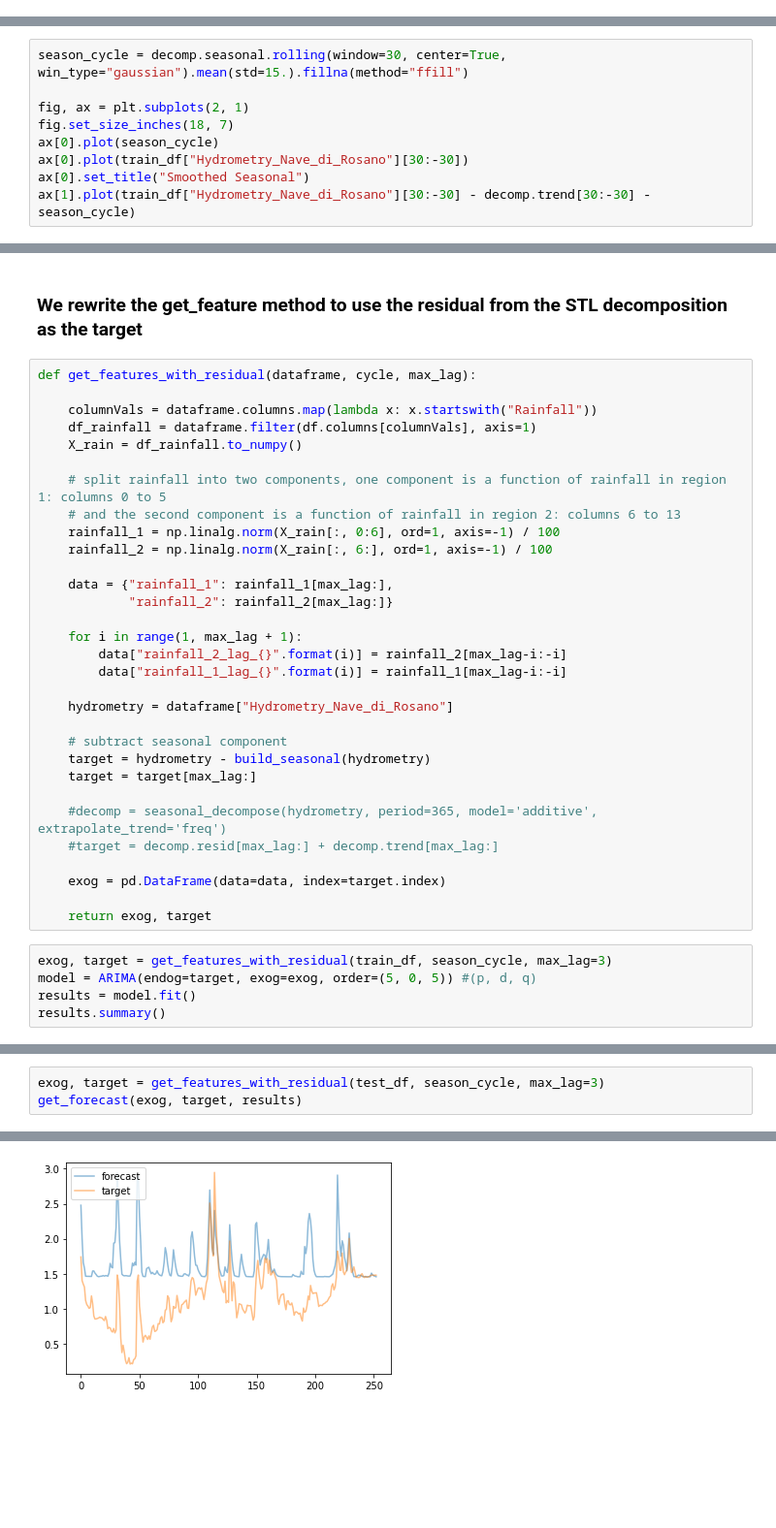
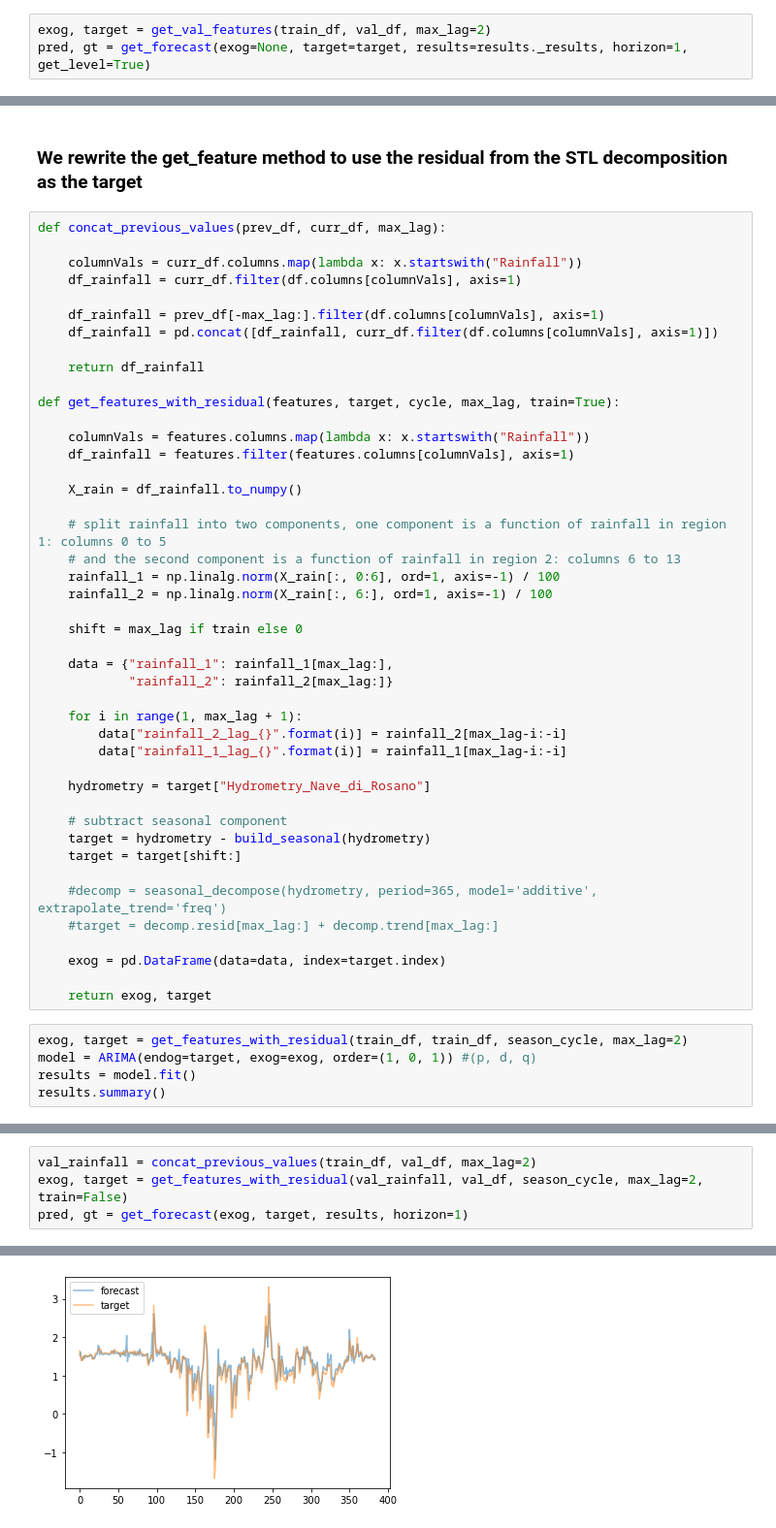
Before and after one commit to Emr03/AceaSmartWaterAnalytics, a Jupyter notebook: River Arno.ipynb, the cells around one changed output, grey strips where cells are left out. Shown at 97% size. Saved outputs shown, nothing was run; the diff lists cells and outputs as text; blank space fills up the shorter version.

```diff
--- a/River Arno.ipynb
+++ b/River Arno.ipynb
@@ -508,0 +709,3 @@ MAE: 0.1726300776543141
+# %%
+exog, target = get_val_features(train_df, val_df, max_lag=2)
+pred, gt = get_forecast(exog=None, target=target, results=results._results, horizon=1, get_level=True)
@@ -532,9 +755,0 @@ Text(0.5, 1.0, 'Hydrometry Residual')
-# %%
-season_cycle = decomp.seasonal.rolling(window=30, center=True, win_type="gaussian").mean(std=15.).fillna(method="ffill")
-
-fig, ax = plt.subplots(2, 1)
-fig.set_size_inches(18, 7)
-ax[0].plot(season_cycle)
-ax[0].plot(train_df["Hydrometry_Nave_di_Rosano"][30:-30])
-ax[0].set_title("Smoothed Seasonal")
-ax[1].plot(train_df["Hydrometry_Nave_di_Rosano"][30:-30] - decomp.trend[30:-30] - season_cycle)
@@ -613,16 +825,29 @@ Text(0.5, 1.0, 'Cross-Covariance with second rainfall feature')
 # %% [markdown]
 ### We rewrite the get_feature method to use the residual from the STL decomposition as the target
 # %%
-def get_features_with_residual(dataframe, cycle, max_lag):
+def concat_previous_values(prev_df, curr_df, max_lag):
 
-    columnVals = dataframe.columns.map(lambda x: x.startswith("Rainfall"))
-    df_rainfall = dataframe.filter(df.columns[columnVals], axis=1)
+    columnVals = curr_df.columns.map(lambda x: x.startswith("Rainfall"))
+    df_rainfall = curr_df.filter(df.columns[columnVals], axis=1)
+
+    df_rainfall = prev_df[-max_lag:].filter(df.columns[columnVals], axis=1)
+    df_rainfall = pd.concat([df_rainfall, curr_df.filter(df.columns[columnVals], axis=1)])
+
+    return df_rainfall
+
+def get_features_with_residual(features, target, cycle, max_lag, train=True):
+
+    columnVals = features.columns.map(lambda x: x.startswith("Rainfall"))
+    df_rainfall = features.filter(features.columns[columnVals], axis=1)
+
     X_rain = df_rainfall.to_numpy()
 
     # split rainfall into two components, one component is a function of rainfall in region 1: columns 0 to 5
     # and the second component is a function of rainfall in region 2: columns 6 to 13
     rainfall_1 = np.linalg.norm(X_rain[:, 0:6], ord=1, axis=-1) / 100
     rainfall_2 = np.linalg.norm(X_rain[:, 6:], ord=1, axis=-1) / 100
+
+    shift = max_lag if train else 0
 
     data = {"rainfall_1": rainfall_1[max_lag:],
             "rainfall_2": rainfall_2[max_lag:]}
@@ -631,11 +856,11 @@ def get_features_with_residual(dataframe, cycle, max_lag):
         data["rainfall_2_lag_{}".format(i)] = rainfall_2[max_lag-i:-i]
         data["rainfall_1_lag_{}".format(i)] = rainfall_1[max_lag-i:-i]
 
-    hydrometry = dataframe["Hydrometry_Nave_di_Rosano"]
+    hydrometry = target["Hydrometry_Nave_di_Rosano"]
 
     # subtract seasonal component
     target = hydrometry - build_seasonal(hydrometry)
-    target = target[max_lag:]
+    target = target[shift:]
 
     #decomp = seasonal_decompose(hydrometry, period=365, model='additive', extrapolate_trend='freq')
     #target = decomp.resid[max_lag:] + decomp.trend[max_lag:]
@@ -644,8 +869,8 @@ def get_features_with_residual(dataframe, cycle, max_lag):
 
     return exog, target
 # %%
-exog, target = get_features_with_residual(train_df, season_cycle, max_lag=3)
-model = ARIMA(endog=target, exog=exog, order=(5, 0, 5)) #(p, d, q)
+exog, target = get_features_with_residual(train_df, train_df, season_cycle, max_lag=2)
+model = ARIMA(endog=target, exog=exog, order=(1, 0, 1)) #(p, d, q)
 results = model.fit()
 results.summary()
 # %% [output]
@@ -682,4 +904,5 @@ Warnings:
 # %%
-exog, target = get_features_with_residual(test_df, season_cycle, max_lag=3)
-get_forecast(exog, target, results)
+val_rainfall = concat_previous_values(train_df, val_df, max_lag=2)
+exog, target = get_features_with_residual(val_rainfall, val_df, season_cycle, max_lag=2, train=False)
+pred, gt = get_forecast(exog, target, results, horizon=1)
 # %% [output]
@@ -688 +913 @@ MAE: 0.49953716805744824
-[figure, old version]
+[figure, new version]
```
Also changed, not shown: parts of 60 cells of this notebook.
